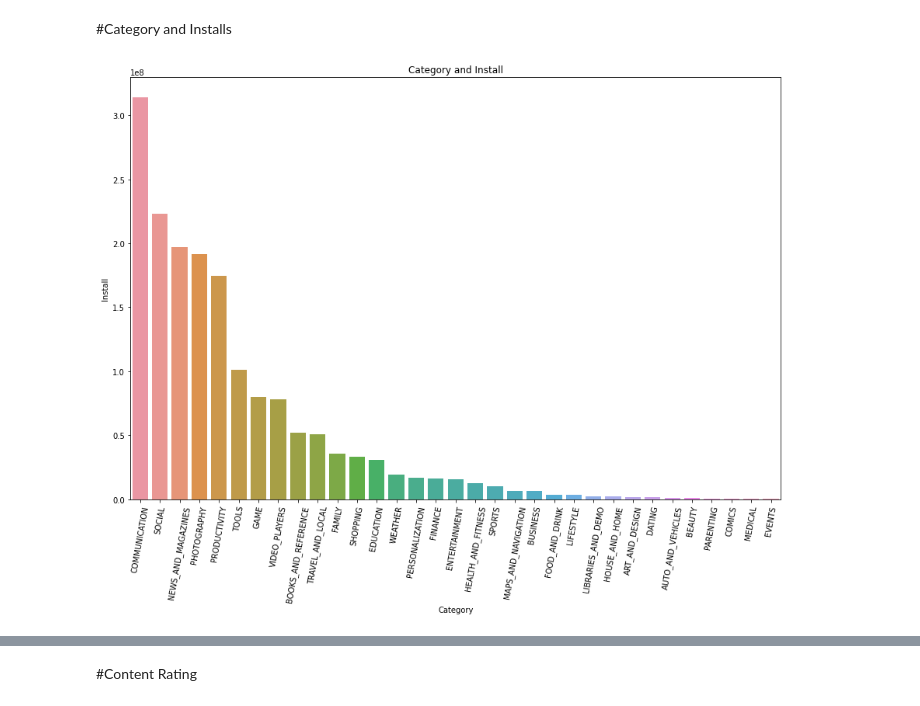
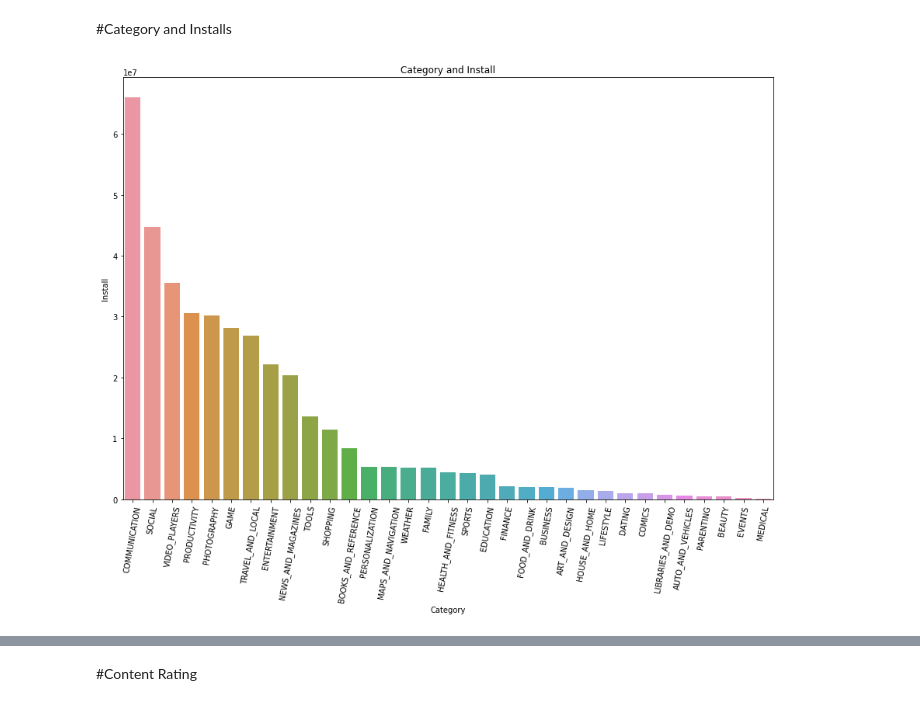
Before and after one commit to SURAJ0JAAT/GOOGLE-PLAY-STORE-ANALYSIS, a Jupyter notebook: Play_Store_App_Review_Analysis_Capstone_Project.ipynb, the cells around one changed output, grey strips where cells are left out. Saved outputs shown, nothing was run; the diff lists cells and outputs as text; code cells hidden in the pictures.

```diff
--- a/Play_Store_App_Review_Analysis_Capstone_Project.ipynb
+++ b/Play_Store_App_Review_Analysis_Capstone_Project.ipynb
@@ -30,0 +253,6 @@ df2 = pd.read_csv('/content/drive/My Drive/Colab Notebooks/Play Store App Review
+# %%
+df1['Installs'] = df1.Installs.str.replace(",","")
+df1['Installs'] = df1.Installs.str.replace("+","")
+df1['Installs'] = df1.Installs.replace("Free",np.nan)
+df1['Installs'] = df1['Installs'].astype(float)
+df1['Installs'].dtype
@@ -30,0 +282,4 @@ df2 = pd.read_csv('/content/drive/My Drive/Colab Notebooks/Play Store App Review
+# %%
+df1['Price'] = df1.Price.replace("Everyone",np.nan)
+df1['Price'] = df1.Price.str.replace("$","").astype(float)
+df1['Price'].dtype
@@ -30,0 +296,3 @@ df2 = pd.read_csv('/content/drive/My Drive/Colab Notebooks/Play Store App Review
+# %%
+df1['Last Updated'] = pd.to_datetime(df1['Last Updated'])
+df1['Last Updated']
@@ -314,24 +408,0 @@ data.describe()
-# %%
-category_list = list(data['Category'].unique())
-category_review = []
-for i in category_list:
-    x = data[data['Category'] == i]
-    if(len(x)!=0):
-        review = sum(x.Reviews)/len(x)
-        category_review.append(review)
-    else:
-        review = sum(x.Reviews)
-        category_review.append(review)
-#sorting
-data_category_reviews = pd.DataFrame({'category': category_list,'review':category_review})
-new_index = (data_category_reviews['review'].sort_values(ascending=False)).index.values
-sorted_data =data_category_reviews.reindex(new_index)
-
-# visualization
-plt.figure(figsize=(15,10))
-sns.barplot(x=sorted_data['category'], y=sorted_data['review'])
-plt.xticks(rotation=80)
-plt.xlabel("Category")
-plt.ylabel("Reviews")
-plt.title("Category and Reviews")
-plt.show()
@@ -340,29 +409,29 @@ plt.show()
 # %% [markdown]
 #Category and Installs
 # %%
-category_list = list(data['Category'].unique())
+category_list = list(df1['Category'].unique())
 category_install = []
 for i in category_list:
-    x = data[data['Category'] == i]
+    x = df1[df1['Category'] == i]
     if(len(x)!=0):
         install = sum(x.Installs)/len(x)
         category_install.append(install)
     else:
         install = sum(x.Installs)
         category_install.append(install)
 
 #sorting
 data_category_install = pd.DataFrame({'category': category_list,'install':category_install})
 new_index = (data_category_install['install'].sort_values(ascending=False)).index.values
 sorted_data =data_category_install.reindex(new_index)
 
 # visualization
 plt.figure(figsize=(15,10))
 sns.barplot(x=sorted_data['category'], y=sorted_data['install'])
 plt.xticks(rotation=80)
 plt.xlabel("Category")
 plt.ylabel("Install")
 plt.title("Category and Install")
 plt.show()
 # %% [output]
-[figure, old version]
+[figure, new version]
```
Also changed, not shown: parts of 114 cells of this notebook.
